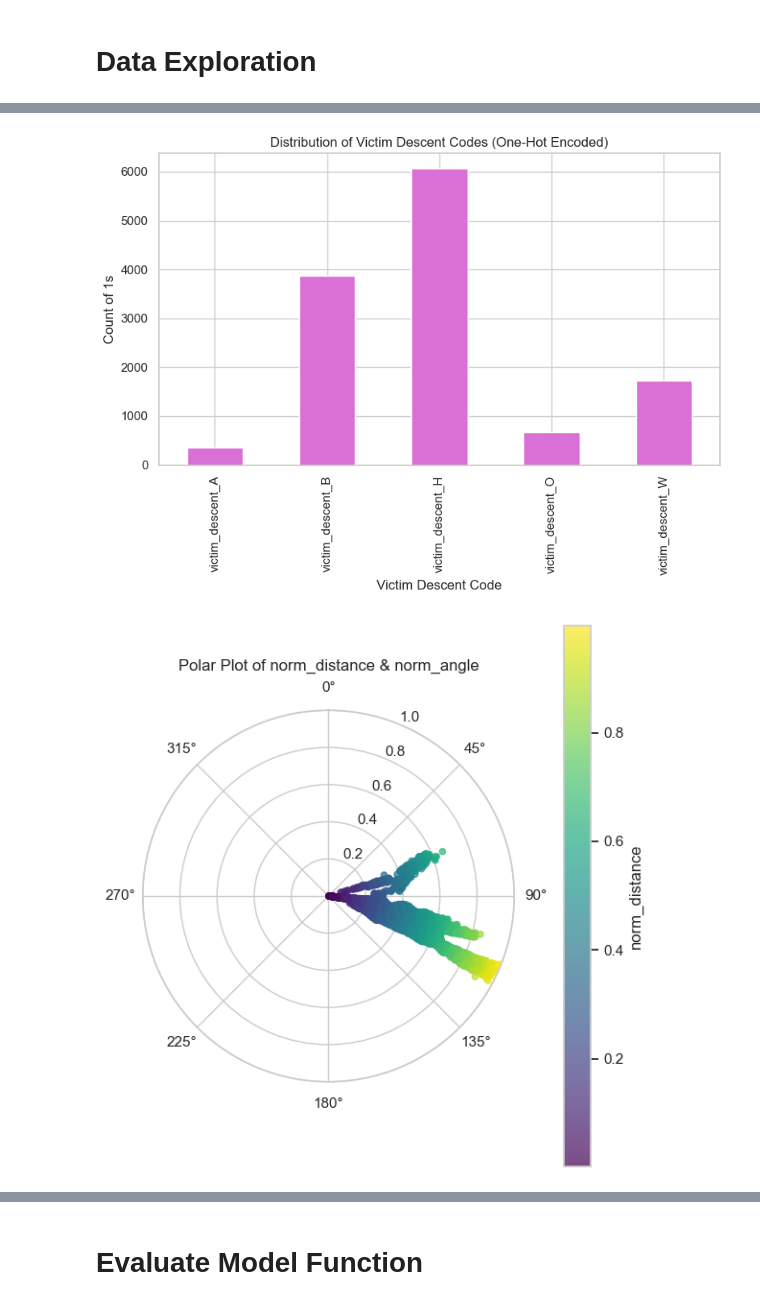
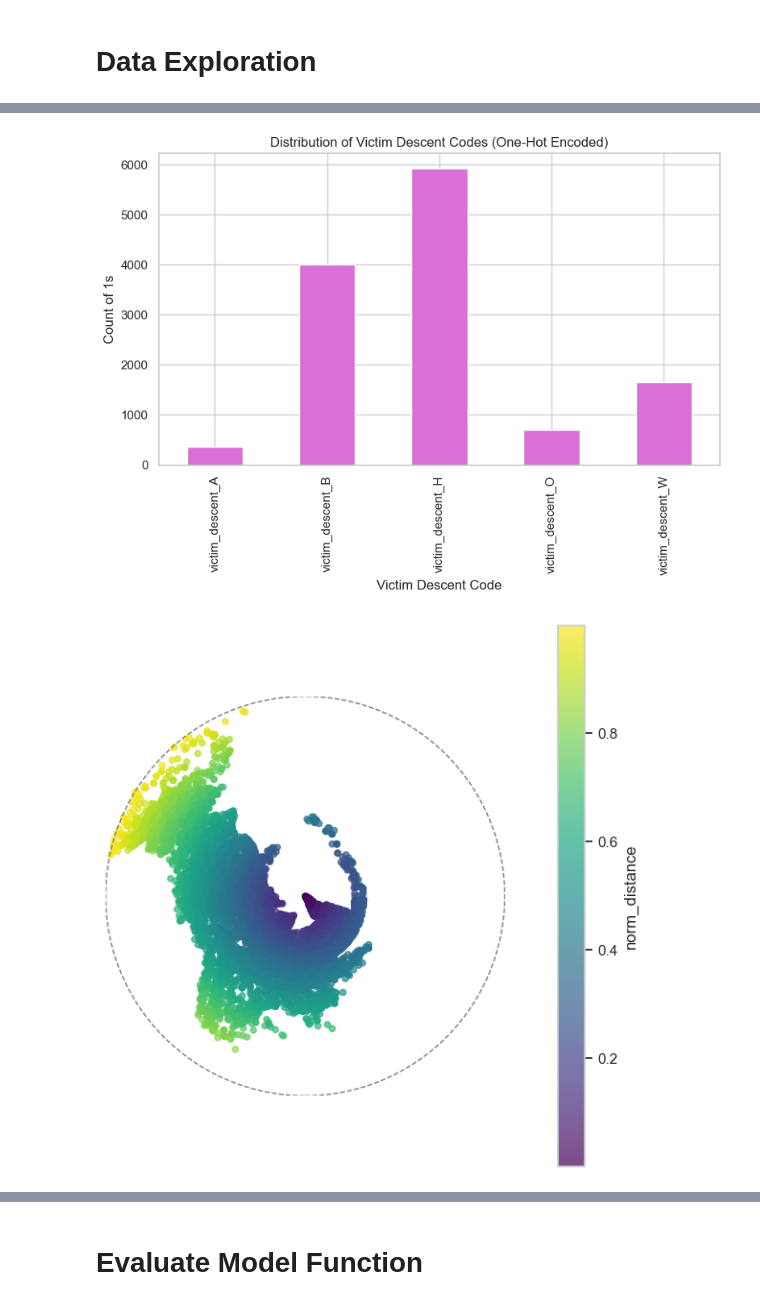
Before and after one commit to davidalejandroo28/LACrimeAnalytics, a Jupyter notebook: ML-Project.ipynb, the cells around one changed output, grey strips where cells are left out. Cells and saved outputs as stored; diff of their text form; code cells hidden in the pictures.

Commit message:
minor update to charts

```diff
--- a/ML-Project.ipynb
+++ b/ML-Project.ipynb
@@ -160,9 +160,7 @@ df = df.drop(columns=['part'])
 # Remove rows where victim_age, victim_sex, victim_descent, latitude, longitude, or area is null.
 required_cols = ['victim_age', 'victim_sex', 'victim_descent', 'latitude', 'longitude', 'area', 'crime_code', 'premise_code']
 df = df.dropna(subset=required_cols)
-
 df = df.drop_duplicates()
-print(
 
 # Remove any empty strings.
 df = df[df['victim_sex'].str.strip() != '']
@@ -317,7 +315,7 @@ df['weapon_code'] = df['weapon_code'].astype(int)
 df = pd.get_dummies(df, columns=['weapon_code', 'premise_code', 'area'],
                             prefix=['weapon', 'premise', 'area'])
 
-# Remove outliers in the'dist_from_center' column using the IQR method.
+# Remove outliers in the 'dist_from_center' column using the IQR method.
 Q1 = df['dist_from_center'].quantile(0.25)
 Q3 = df['dist_from_center'].quantile(0.75)
 IQR = Q3 - Q1
@@ -335,7 +333,18 @@ df['delta_lat'] = df['latitude'] - center_lat
 df['delta_lon'] = df['longitude'] - center_lon
 df['angle'] = np.arctan2(df['delta_lon'], df['delta_lat'])
 # Shift angle from [-pi, pi] to [0, 2pi] and then normalize.
-df['norm_angle'] = (df['angle'] + np.pi) / (2 * np.pi)
+df['angle'] = (df['angle'] + np.pi) / (2 * np.pi)
+
+Q1 = df['angle'].quantile(0.25)
+Q3 = df['angle'].quantile(0.75)
+IQR = Q3 - Q1
+lower_bound = Q1 - 1.5 * IQR
+upper_bound = Q3 + 1.5 * IQR
+df = df[(df['angle'] >= lower_bound) & (df['angle'] <= upper_bound)]
+
+min_angle = df['angle'].min()
+max_angle = df['angle'].max()
+df['norm_angle'] = (df['angle'] - min_angle) / (max_angle - min_angle)
 
 # Drop unnecessary coordinate columns.
 df = df.drop(columns=['latitude', 'longitude', 'delta_lat', 'delta_lon', 'angle', 'dist_from_center'])
@@ -523,15 +532,20 @@ plt.title("Distribution of Victim Descent Codes (One-Hot Encoded)")
 plt.tight_layout()
 plt.show()
 
-# Polar plot of norm_distance & norm_angle
-r = df['norm_distance']
-theta = df['norm_angle'] * 2 * np.pi
-fig, ax = plt.subplots(figsize=(6,6), subplot_kw={'projection':'polar'})
-ax.set_theta_zero_location('N')
-ax.set_theta_direction(-1)
-sc = ax.scatter(theta, r, c=r, cmap='viridis', alpha=0.7, s=20)
-ax.set_rlim(0, 1)
-ax.set_title("Polar Plot of norm_distance & norm_angle", va='bottom')
+# Plotting normalized distance and angle in a circle. Not using polar plot/degrees because the normalized angle with outliers removed doesn't necessarily reflect degrees accurately.
+radius = df['norm_distance']
+norm_angle = df['norm_angle']
+theta = norm_angle * 2 * np.pi
+x = radius * np.sin(theta)
+y = radius * np.cos(theta)
+fig, ax = plt.subplots(figsize=(6,6))
+sc = ax.scatter(x, y, c=radius, cmap='viridis', alpha=0.7, s=20)
+ax.set_aspect('equal', 'box')
+ax.set_xlim(-1, 1)
+ax.set_ylim(-1, 1)
+circle = plt.Circle((0, 0), 1, edgecolor='gray', facecolor='none', linestyle='--')
+ax.add_patch(circle)
+ax.axis('off')
 plt.colorbar(sc, ax=ax, pad=0.1, label='norm_distance')
 plt.tight_layout()
 plt.show()
@@ -629,3 +643,3 @@ plt.show()
 [figure]
-[figure, old version]
+[figure, new version]
-[figure, old version]
+[figure, new version]
```
Also changed, not shown: parts of 2 cells of this notebook.
